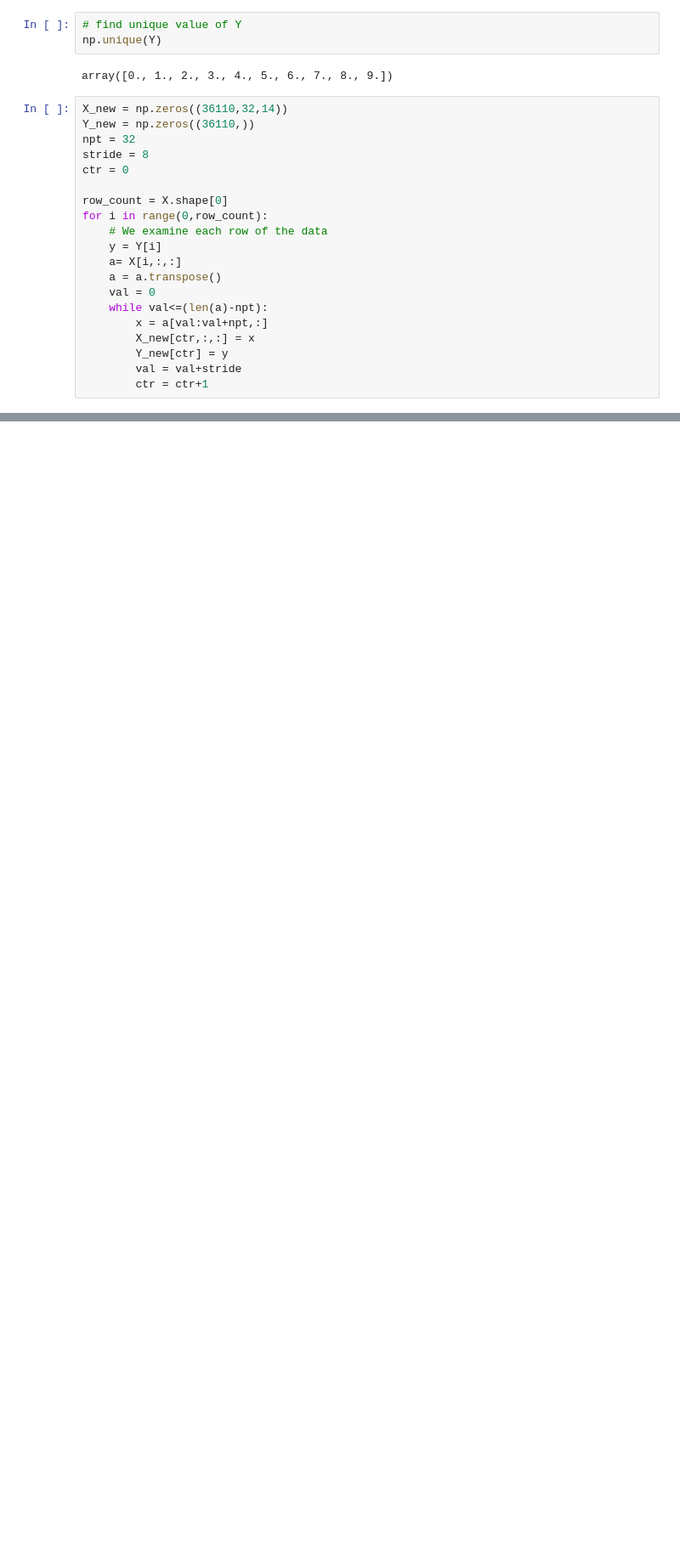
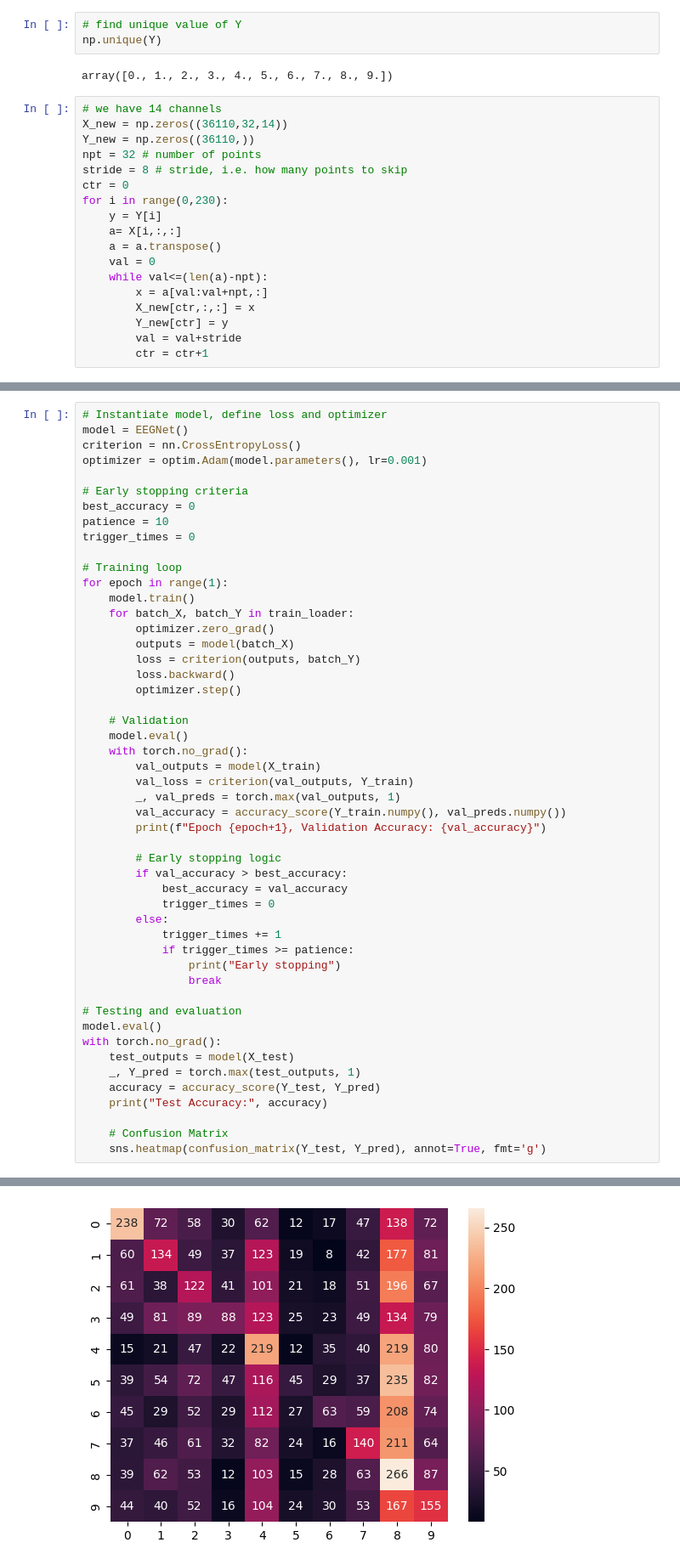
Before and after one commit to hunkim98/brain_interface, a Jupyter notebook: digit_emotiv.ipynb, the cells around one changed output, grey strips where cells are left out. Shown at 85% size. Saved outputs shown, nothing was run; the diff lists cells and outputs as text; blank space fills up the shorter version.

```diff
--- a/digit_emotiv.ipynb
+++ b/digit_emotiv.ipynb
@@ -73,15 +77,13 @@ np.unique(Y)
 # %% [output]
 array([0., 1., 2., 3., 4., 5., 6., 7., 8., 9.])
 # %%
+# we have 14 channels
 X_new = np.zeros((36110,32,14))
 Y_new = np.zeros((36110,))
-npt = 32
-stride = 8
+npt = 32 # number of points
+stride = 8 # stride, i.e. how many points to skip
 ctr = 0
-
-row_count = X.shape[0]
-for i in range(0,row_count):
-    # We examine each row of the data
+for i in range(0,230):
     y = Y[i]
     a= X[i,:,:]
     a = a.transpose()
@@ -94,0 +152,51 @@ for i in range(0,row_count):
+# %%
+# Instantiate model, define loss and optimizer
+model = EEGNet()
+criterion = nn.CrossEntropyLoss()
+optimizer = optim.Adam(model.parameters(), lr=0.001)
+
+# Early stopping criteria
+best_accuracy = 0
+patience = 10
+trigger_times = 0
+
+# Training loop
+for epoch in range(1):
+    model.train()
+    for batch_X, batch_Y in train_loader:
+        optimizer.zero_grad()
+        outputs = model(batch_X)
+        loss = criterion(outputs, batch_Y)
+        loss.backward()
+        optimizer.step()
+
+    # Validation
+    model.eval()
+    with torch.no_grad():
+        val_outputs = model(X_train)
+        val_loss = criterion(val_outputs, Y_train)
+        _, val_preds = torch.max(val_outputs, 1)
+        val_accuracy = accuracy_score(Y_train.numpy(), val_preds.numpy())
+        print(f"Epoch {epoch+1}, Validation Accuracy: {val_accuracy}")
+
+        # Early stopping logic
+        if val_accuracy > best_accuracy:
+            best_accuracy = val_accuracy
+            trigger_times = 0
+        else:
+            trigger_times += 1
+            if trigger_times >= patience:
+                print("Early stopping")
+                break
+
+# Testing and evaluation
+model.eval()
+with torch.no_grad():
+    test_outputs = model(X_test)
+    _, Y_pred = torch.max(test_outputs, 1)
+    accuracy = accuracy_score(Y_test, Y_pred)
+    print("Test Accuracy:", accuracy)
+
+    # Confusion Matrix
+    sns.heatmap(confusion_matrix(Y_test, Y_pred), annot=True, fmt='g')
+# %% [output]
@@ -94,0 +205 @@ for i in range(0,row_count):
+[figure, added]
```
Also changed, not shown: parts of 8 cells of this notebook, 2 other files.
